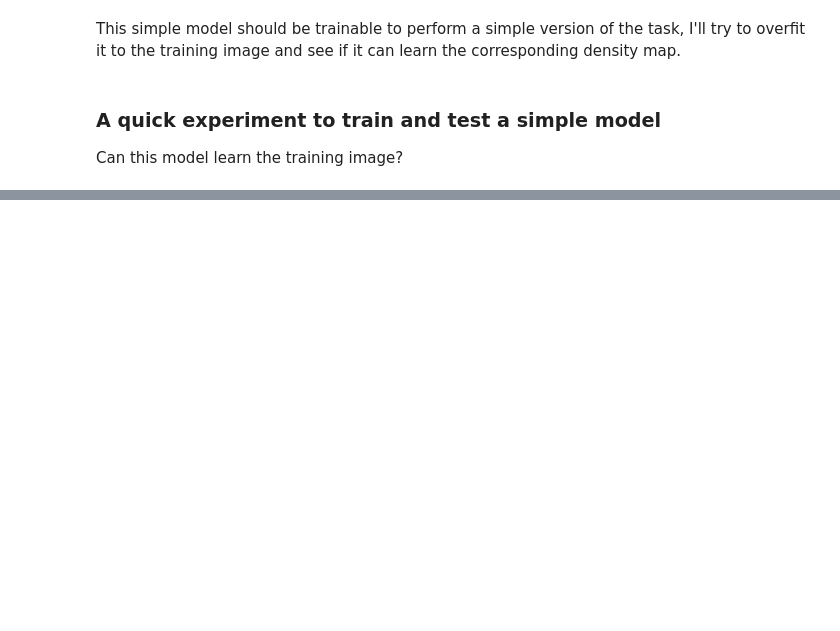
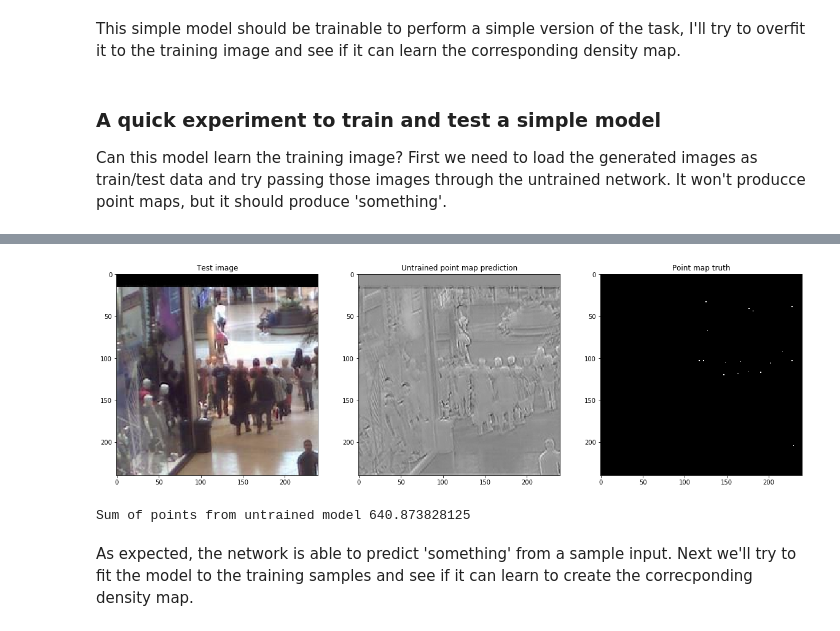
Before and after one commit to JayEh/Predict-Density-Maps, a Jupyter notebook: CNN Density Map Predictions .ipynb, the cells around one changed output, grey strips where cells are left out. Saved outputs shown, nothing was run; the diff lists cells and outputs as text; code cells hidden in the pictures; blank space fills up the shorter version.

```diff
--- a/CNN Density Map Predictions .ipynb
+++ b/CNN Density Map Predictions .ipynb
@@ -255,17 +255,22 @@ The approach will be to build a U-Net, which is known to perform well on image s
 # %%
 from keras.models import Sequential, Model
 from keras.optimizers import Adam
-from keras.layers import Input, concatenate
+from keras.layers import Input, ReLU, concatenate, Activation
 from keras.layers.normalization import BatchNormalization
 from keras.layers.convolutional import Conv2D, AveragePooling2D, MaxPooling2D
 from keras.callbacks import EarlyStopping, ModelCheckpoint, ReduceLROnPlateau
+from keras.activations import relu
 
 # on the to do list
 def get_model(input_width=240, input_height=240, channels=3):
     m_input = Input(shape=(input_width, input_height, channels), name='input')
 
     x = Conv2D(32, (3,3), padding='same', name='block_1_conv_1')(m_input)
+    x = Activation('relu')(x)
+
     x = Conv2D(32, (3,3), padding='same', name='block_1_conv_2')(x)
+    x = Activation('relu')(x)
+
     # remember pool size needs to be the same as upsample size on merge
     # block 1 - downwample
     # conv batch_norm relu
@@ -333,4 +343,59 @@ This simple model should be trainable to perform a simple version of the task, I
 # %% [markdown]
 ### A quick experiment to train and test a simple model
 
-Can this model learn the training image?
+Can this model learn the training image? First we need to load the generated images as train/test data and try passing those images through the untrained network. It won't producce point maps, but it should produce 'something'.
+# %%
+from sklearn.model_selection import train_test_split, ShuffleSplit
+def get_training_data(img_dir):
+    files = os.listdir(img_dir)
+    image_files = [f for f in files if f.find('im') != -1]
+
+    X = []
+    y = []
+    for i, file_name in enumerate(image_files):
+        im_file = file_name
+        pm_file = file_name.replace('im', 'pm')
+
+        im = cv2.imread(os.path.join(img_dir, im_file))
+        pm = cv2.cvtColor(cv2.imread(os.path.join(img_dir, pm_file)), cv2.COLOR_BGR2GRAY)
+        pm = np.expand_dims(pm, axis=2) * 100
+
+        X.append(im)
+        y.append(pm)
+
+    X = np.asarray(X)
+    y = np.asarray(y)
+    X_train, X_test, y_train, t_test = train_test_split(X, y, test_size=0.20, shuffle=True)
+
+    return X_train, X_test, y_train, t_test
+
+
+img_dir = 'Z:/'
+X_train, X_test, y_train, y_test = get_training_data(img_dir)
+validation_data = (X_test, y_test)
+
+model = get_model()
+
+test_im = np.expand_dims(X_test[0], axis=0)
+test_pm = y_test[0].squeeze(axis=2)
+
+untrained_prediction = model.predict(test_im)
+untrained_prediction = np.squeeze(untrained_prediction, axis=0)
+untrained_prediction = np.squeeze(untrained_prediction, axis=2)
+
+# what does a predicted point map look like from an untrained model?
+plt.figure(figsize=(20,10))
+plt.subplot(131)
+plt.title('Test image')
+plt.imshow(X_test[0])
+plt.subplot(132)
+plt.title('Untrained point map prediction')
+plt.imshow(untrained_prediction, interpolation='none', cmap='gray')
+plt.subplot(133)
+plt.title('Point map truth')
+plt.imshow(test_pm, interpolation='none', cmap='gray')
+
+plt.show()
+
+print('Sum of points from untrained model',untrained_prediction.sum() / 100)
+# %% [output]
@@ -336,0 +422,4 @@ Can this model learn the training image?
+[figure, added]
+Sum of points from untrained model 640.873828125
+# %% [markdown]
+As expected, the network is able to predict 'something' from a sample input. Next we'll try to fit the model to the training samples and see if it can learn to create the correcponding density map.
```
Also changed, not shown: parts of 4 cells of this notebook.
